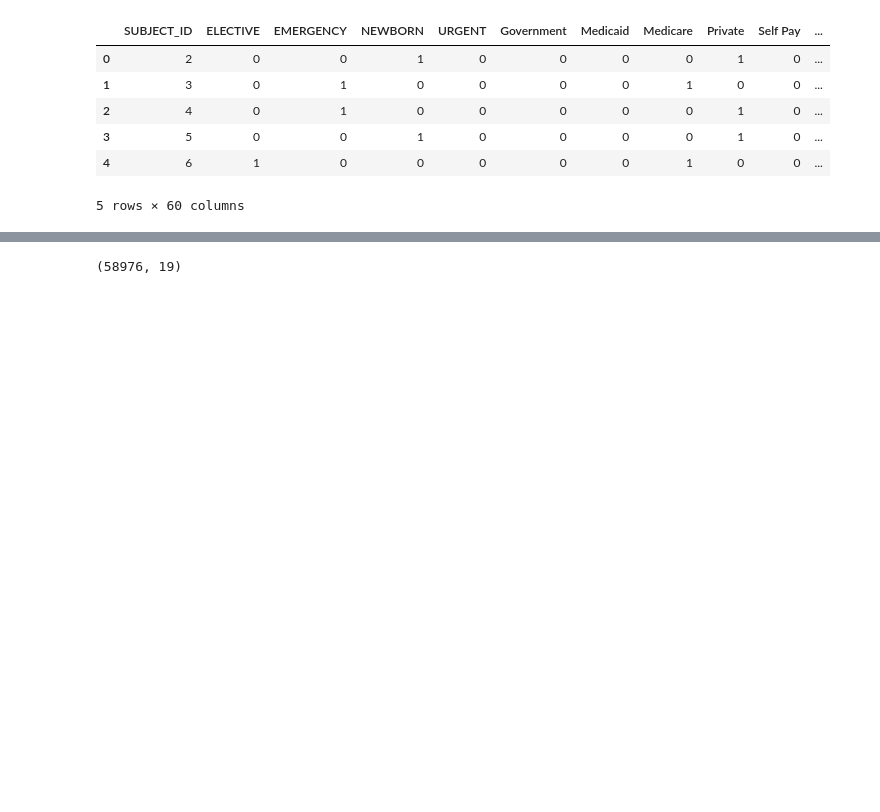
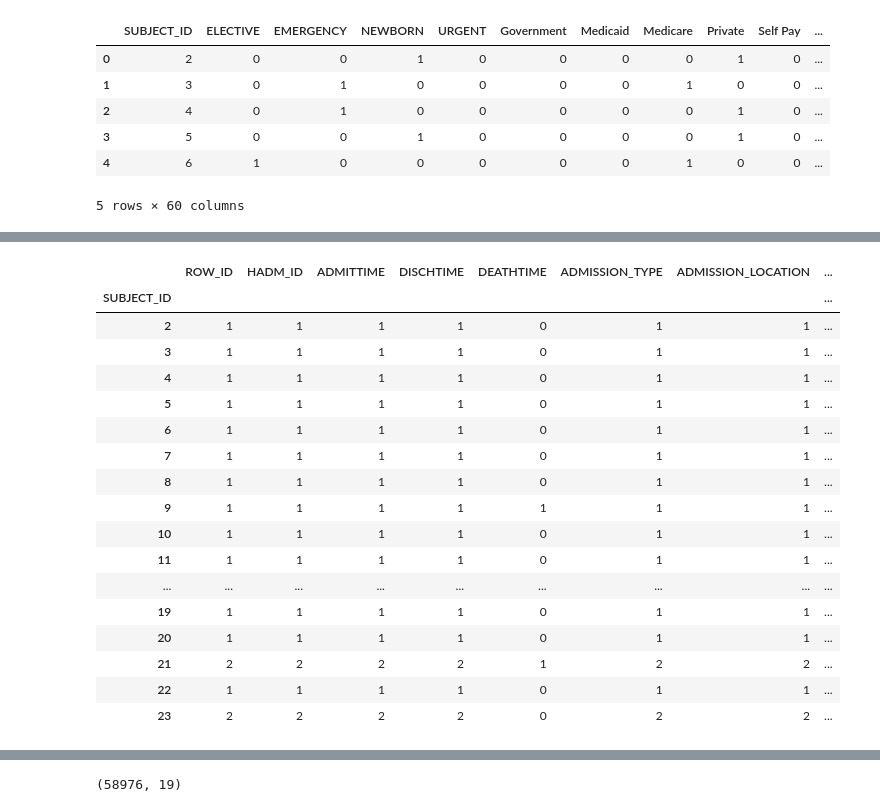
Before and after one commit to kathy908000/Health-Care-Research, a Jupyter notebook: MIMICIII-Matrixfinal.ipynb, the cells around one changed output, grey strips where cells are left out. Saved outputs shown, nothing was run; the diff lists cells and outputs as text; code cells hidden in the pictures; blank space fills up the shorter version.

```diff
--- a/MIMICIII-Matrixfinal.ipynb
+++ b/MIMICIII-Matrixfinal.ipynb
@@ -1357,0 +1530,3 @@ new.head()
+# %%
+d= pd.read_csv('ADMISSIONS.csv')
+d.head()
@@ -1357,0 +1540,25 @@ new.head()
+# %%
+d = d.sort_values(by=['SUBJECT_ID'])
+d.head()
+# %%
+d2= d.groupby(['SUBJECT_ID']).count()
+d2.head(20)
+# %% [output]
+|  | ROW_ID | HADM_ID | ADMITTIME | DISCHTIME | DEATHTIME | ADMISSION_TYPE | ADMISSION_LOCATION | ... |
+| SUBJECT_ID |  |  |  |  |  |  |  | ... |
+| 2 | 1 | 1 | 1 | 1 | 0 | 1 | 1 | ... |
+| 3 | 1 | 1 | 1 | 1 | 0 | 1 | 1 | ... |
+| 4 | 1 | 1 | 1 | 1 | 0 | 1 | 1 | ... |
+| 5 | 1 | 1 | 1 | 1 | 0 | 1 | 1 | ... |
+| 6 | 1 | 1 | 1 | 1 | 0 | 1 | 1 | ... |
+| 7 | 1 | 1 | 1 | 1 | 0 | 1 | 1 | ... |
+| 8 | 1 | 1 | 1 | 1 | 0 | 1 | 1 | ... |
+| 9 | 1 | 1 | 1 | 1 | 1 | 1 | 1 | ... |
+| 10 | 1 | 1 | 1 | 1 | 0 | 1 | 1 | ... |
+| 11 | 1 | 1 | 1 | 1 | 0 | 1 | 1 | ... |
+| ... | ... | ... | ... | ... | ... | ... | ... | ... |
+| 19 | 1 | 1 | 1 | 1 | 0 | 1 | 1 | ... |
+| 20 | 1 | 1 | 1 | 1 | 0 | 1 | 1 | ... |
+| 21 | 2 | 2 | 2 | 2 | 1 | 2 | 2 | ... |
+| 22 | 1 | 1 | 1 | 1 | 0 | 1 | 1 | ... |
+| 23 | 2 | 2 | 2 | 2 | 0 | 2 | 2 | ... |
```
Also changed, not shown: parts of 22 cells of this notebook.
